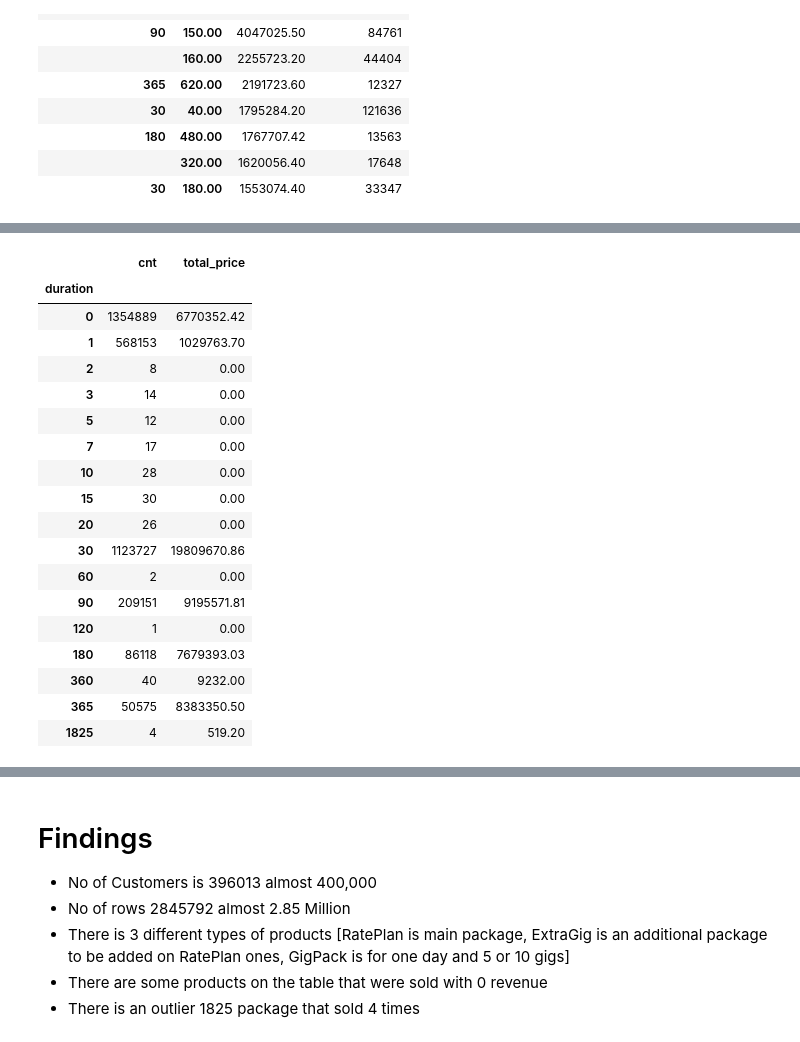
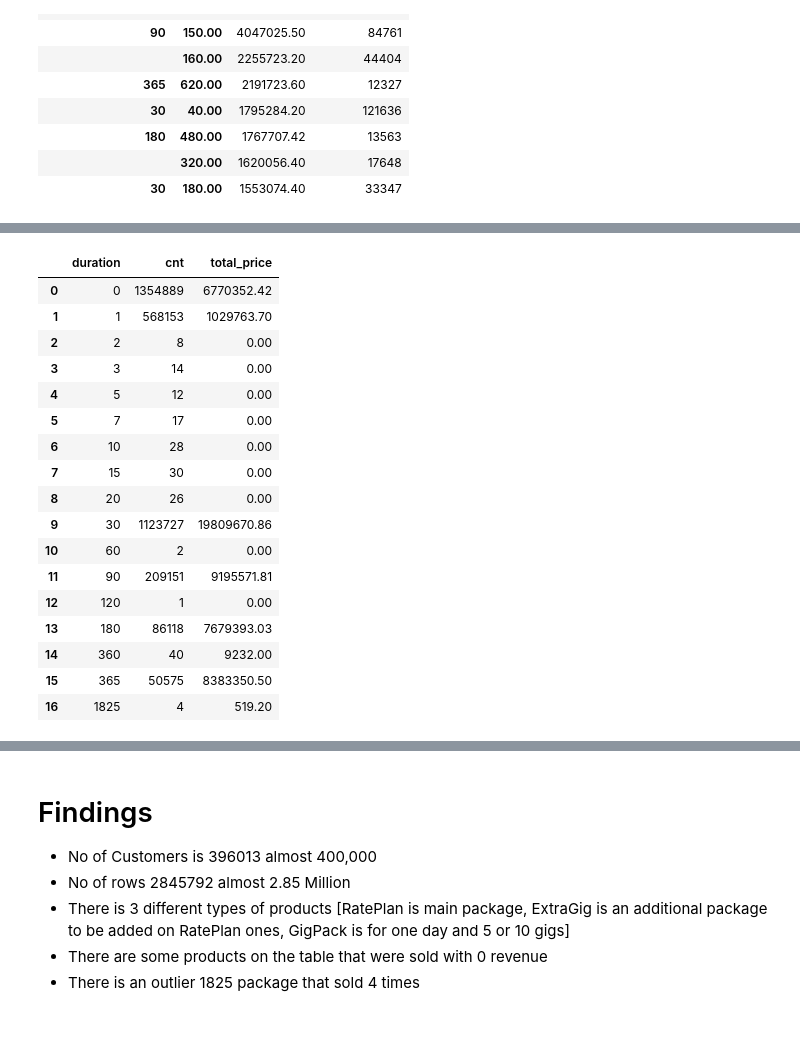
Before and after one commit to Oskareh/capstone, a Jupyter notebook: comperhensive_preparation.ipynb, the cells around one changed output, grey strips where cells are left out. Saved outputs shown, nothing was run; the diff lists cells and outputs as text; code cells hidden in the pictures.

```diff
--- a/comperhensive_preparation.ipynb
+++ b/comperhensive_preparation.ipynb
@@ -361,23 +376,23 @@ sales_prod_df.groupby(['typename']).agg({'cnt':'sum','total_price':'sum'})#.plot
 # %%
 # Calculating based on duration
-sales_prod_df.groupby(['duration']).agg({'cnt':'sum','total_price':'sum'})#.plot(kind='pie')
+duration = sales_prod_df.groupby(['duration']).agg({'cnt':'sum','total_price':'sum'}).rename_axis('duration').reset_index()
+duration
 # %% [output]
-|  | cnt | total_price |
-| duration |  |  |
-| 0 | 1354889 | 6770352.42 |
-| 1 | 568153 | 1029763.70 |
-| 2 | 8 | 0.00 |
-| 3 | 14 | 0.00 |
-| 5 | 12 | 0.00 |
-| 7 | 17 | 0.00 |
-| 10 | 28 | 0.00 |
-| 15 | 30 | 0.00 |
-| 20 | 26 | 0.00 |
-| 30 | 1123727 | 19809670.86 |
-| 60 | 2 | 0.00 |
-| 90 | 209151 | 9195571.81 |
-| 120 | 1 | 0.00 |
-| 180 | 86118 | 7679393.03 |
-| 360 | 40 | 9232.00 |
-| 365 | 50575 | 8383350.50 |
-| 1825 | 4 | 519.20 |
+|  | duration | cnt | total_price |
+| 0 | 0 | 1354889 | 6770352.42 |
+| 1 | 1 | 568153 | 1029763.70 |
+| 2 | 2 | 8 | 0.00 |
+| 3 | 3 | 14 | 0.00 |
+| 4 | 5 | 12 | 0.00 |
+| 5 | 7 | 17 | 0.00 |
+| 6 | 10 | 28 | 0.00 |
+| 7 | 15 | 30 | 0.00 |
+| 8 | 20 | 26 | 0.00 |
+| 9 | 30 | 1123727 | 19809670.86 |
+| 10 | 60 | 2 | 0.00 |
+| 11 | 90 | 209151 | 9195571.81 |
+| 12 | 120 | 1 | 0.00 |
+| 13 | 180 | 86118 | 7679393.03 |
+| 14 | 360 | 40 | 9232.00 |
+| 15 | 365 | 50575 | 8383350.50 |
+| 16 | 1825 | 4 | 519.20 |
```
Also changed, not shown: parts of 16 cells of this notebook.
